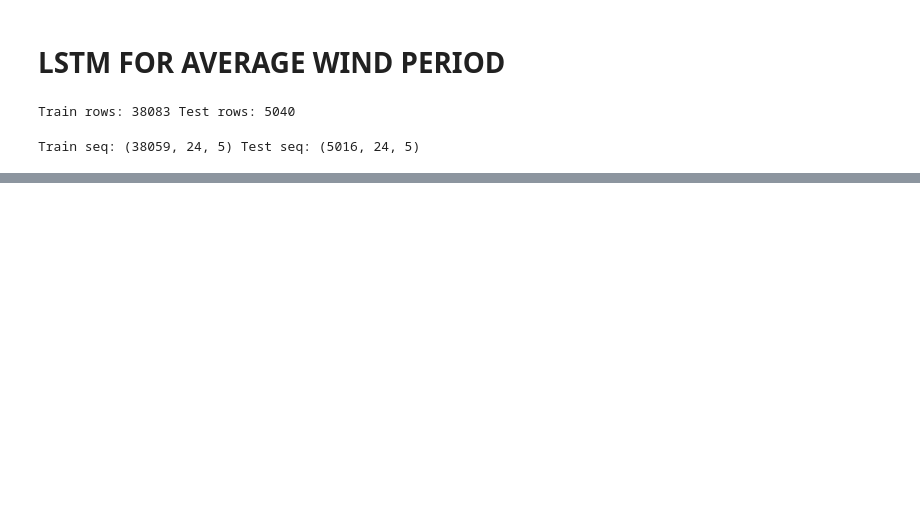
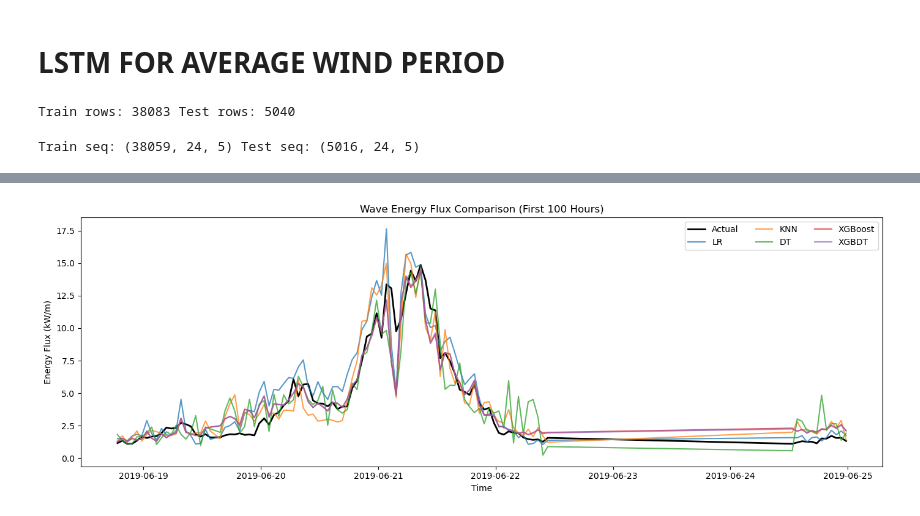
Before and after one commit to RichelCode/Wave-Energy-Forecasting, a Jupyter notebook: Wave Analysis.ipynb, the cells around one changed output, grey strips where cells are left out. Drawn from its saved outputs; the diff is of its cells as text; code cells hidden in the pictures; blank space fills up the shorter version.

```diff
--- a/Wave Analysis.ipynb
+++ b/Wave Analysis.ipynb
@@ -1017,0 +1095,28 @@ plt.show()
+# %%
+wvht_pred_df = pd.read_excel("WVHT_predictions.xlsx")
+apd_pred_df  = pd.read_excel("APD_results.xlsx", sheet_name="Predictions_APD")
+
+for df in (wvht_pred_df, apd_pred_df):
+    df["datetime"] = pd.to_datetime(df["datetime"])
+    df.sort_values("datetime", inplace=True)
+    df.set_index("datetime", inplace=True)
+    df = df[~df.index.duplicated(keep="first")]
+
+wvht_pred_df = wvht_pred_df[~wvht_pred_df.index.duplicated(keep="first")]
+apd_pred_df  = apd_pred_df[~apd_pred_df.index.duplicated(keep="first")]
+
+common_index = wvht_pred_df.index.intersection(apd_pred_df.index)
+
+energy_ml = pd.DataFrame(index=common_index)
+energy_ml["E_actual"] = wave_energy_flux(
+    wvht_pred_df.loc[common_index, "Actual_WVHT"],
+    apd_pred_df.loc[common_index,  "Actual_APD"]
+)
+
+for m in ["LR","KNN","DT","XGBoost","XGBDT"]:
+    energy_ml[f"E_pred_{m}"] = wave_energy_flux(
+        wvht_pred_df.loc[common_index, f"Pred_{m}"],
+        apd_pred_df.loc[common_index,  f"Pred_{m}"]
+    )
+
+energy_ml.head()
@@ -1017,0 +1135,19 @@ plt.show()
+# %%
+plot_df = energy_ml.iloc[:100]
+
+plt.figure(figsize=(14,5))
+plt.plot(plot_df.index, plot_df["E_actual"], label="Actual", color="black", linewidth=2)
+
+for m in ["LR","KNN","DT","XGBoost","XGBDT","LSTM"]:
+    col = f"E_pred_{m}" if f"E_pred_{m}" in plot_df else None
+    if col:
+        plt.plot(plot_df.index, plot_df[col], label=m, alpha=0.75)
+
+plt.title("Wave Energy Flux Comparison (First 100 Hours)")
+plt.ylabel("Energy Flux (kW/m)")
+plt.xlabel("Time")
+plt.legend(ncol=3)
+plt.tight_layout()
+plt.show()
+# %% [output]
+[figure, added]
```
Also changed, not shown: parts of 16 cells of this notebook.
